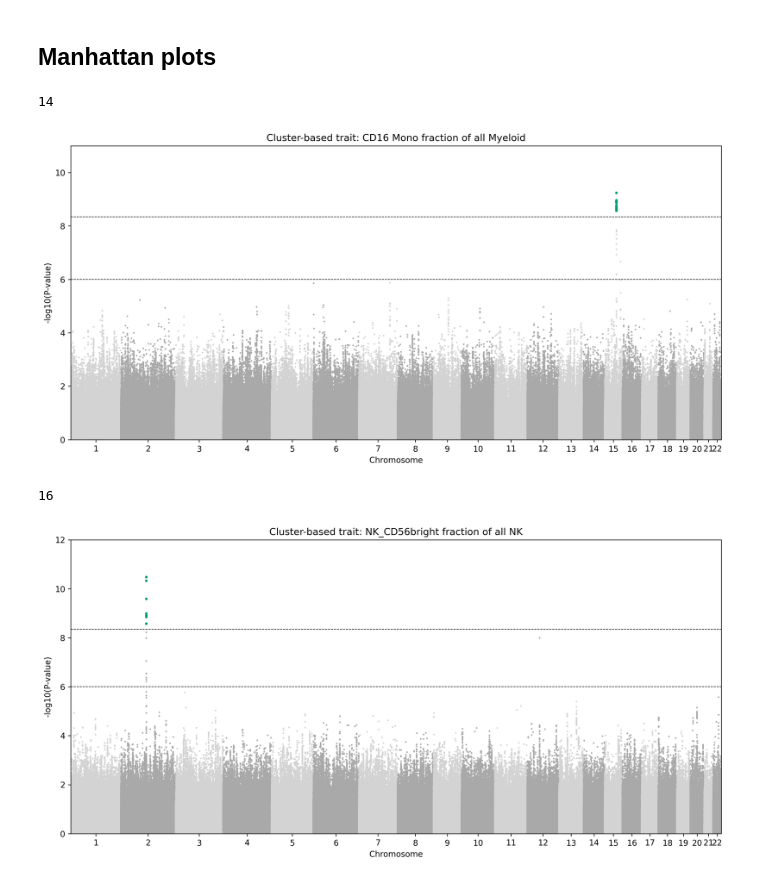
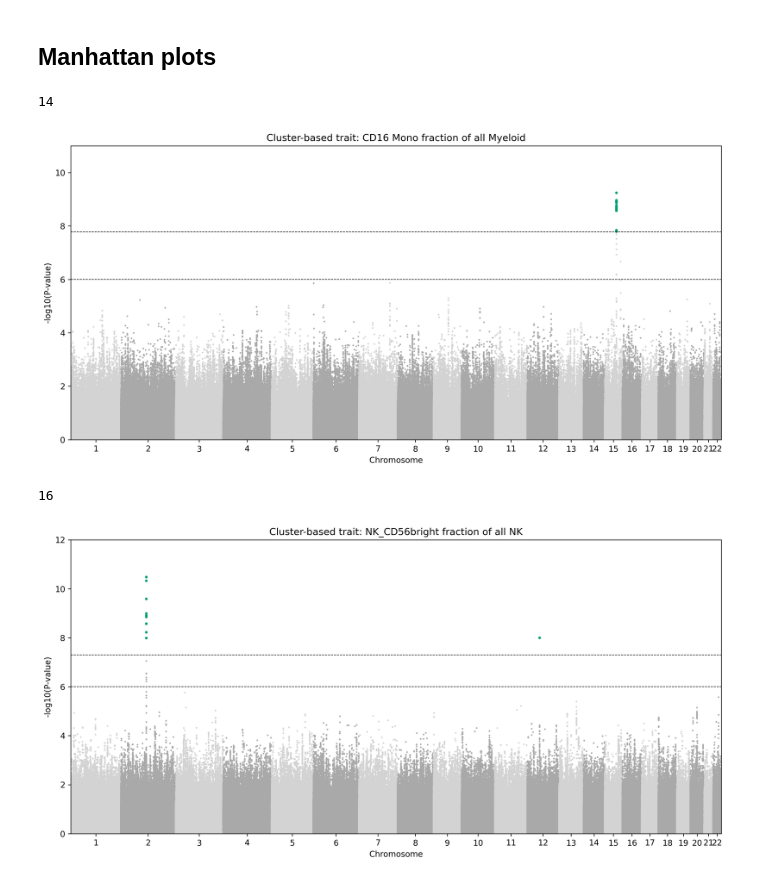
Before and after one commit to immunogenomics/GeNA-applied, a Jupyter notebook: notebooks/Cluster_Trait_GWAS.ipynb, the cells around one changed output. Saved outputs shown, nothing was run; the diff lists cells and outputs as text; code cells hidden in the pictures.

Commit message:
Updated cluster GWAS supplemental figures

```diff
--- a/notebooks/Cluster_Trait_GWAS.ipynb
+++ b/notebooks/Cluster_Trait_GWAS.ipynb
@@ -187,6 +187,11 @@ for i_trait in [14, 16]:
     res['ind'] = range(res.shape[0])
     res_grouped = res.groupby(('CHR'))
     res = res.astype({'CHR':'string'})
+
+    if i_trait==14: # myeloid GWAS
+        gw_sig = 1.67e-8
+    if i_trait==16: # NK GWAS
+        gw_sig = 5e-8
 
     # Generate plot
     fig = plt.figure(figsize=(12, 6), dpi = 250) # Set the figure size
@@ -196,32 +201,32 @@ for i_trait in [14, 16]:
     x_labels_pos = []
     for num, (name, group) in enumerate(res_grouped):
         group.plot(kind='scatter', x='ind', y='log10p',color=colors[num % len(colors)], ax=ax, s=1, rasterized = True)
         x_labels.append(name)
         x_labels_pos.append((group['ind'].iloc[-1] - (group['ind'].iloc[-1] - group['ind'].iloc[0])/2))
     ax.set_xticks(x_labels_pos)
     ax.set_xticklabels(x_labels)
 
     res.loc[res.P.values < gw_sig,:].plot(kind='scatter', x='ind', y='log10p',
        color=color_dict['green'], ax=ax, s=5, rasterized = True)
 
     # set axis limits
     ax.set_xlim([0, len(res)])
     ax.set_ylim([0, np.max([10,np.ceil(np.max(res.log10p))+1])])
 
     # x axis label
     ax.set_xlabel('Chromosome')
     ax.set_ylabel('-log10(P-value)')
 
     # Genomewide sig threshold
     ax.axhline(y=-np.log10(gw_sig), linestyle="--", color = "black", lw=0.7)
     ax.axhline(y=-np.log10(1e-06), linestyle="--", color = "black", lw=0.7)
 
     plt.title("Cluster-based trait: "+trait_printname)
     plt.tight_layout()
     plt.savefig(fig_dir+"cluster_gwas/gwas_"+trait_filename+".png", dpi = 300, transparent=True)
     plt.show()
 # %% [output]
 14
-[figure, old version]
+[figure, new version]
 16
-[figure, old version]
+[figure, new version]
```
